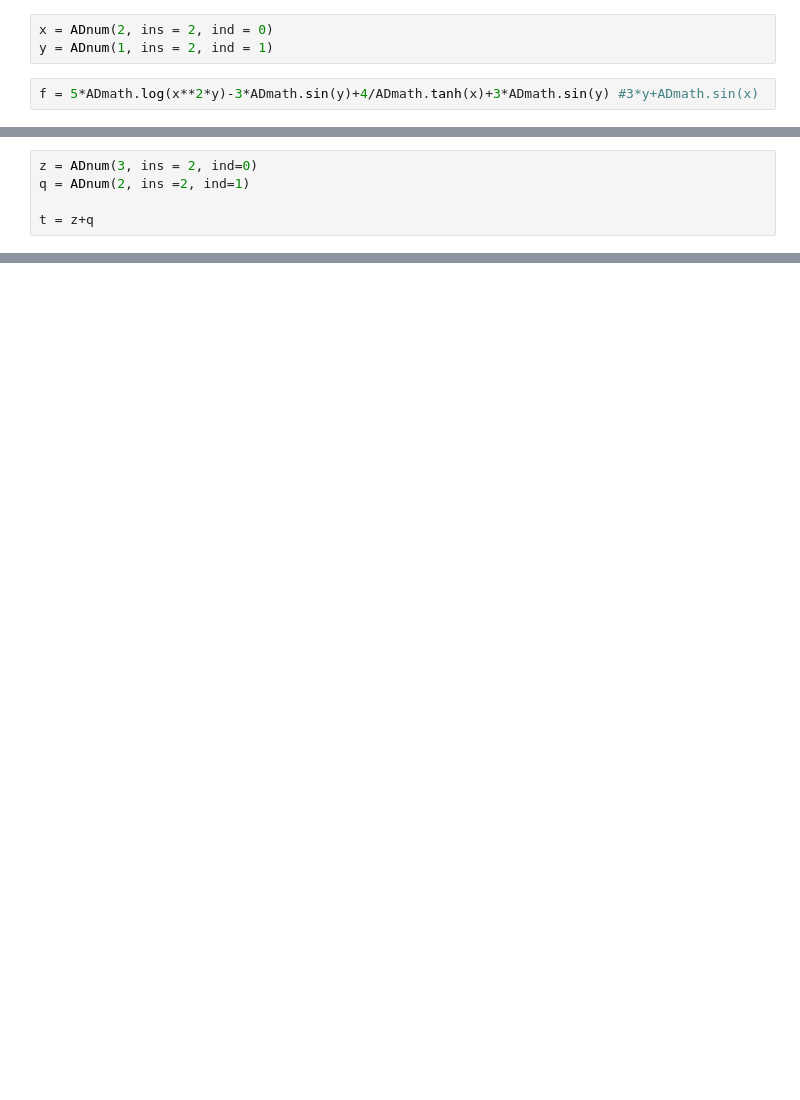
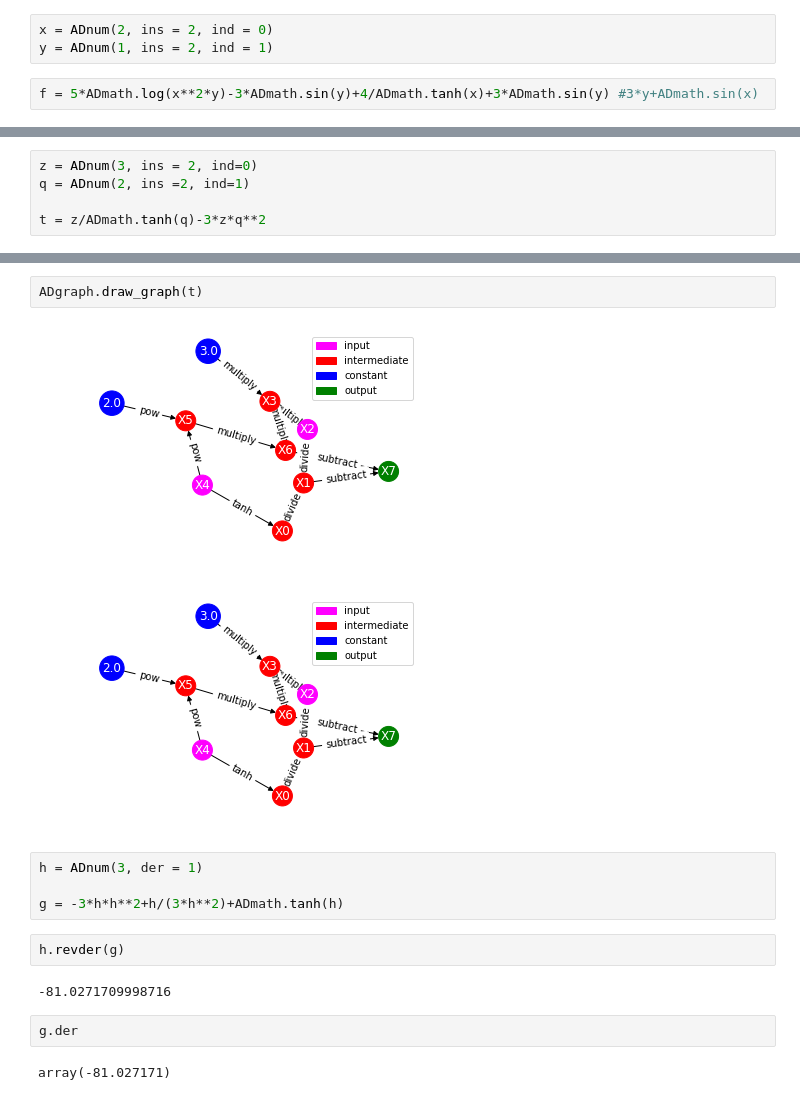
Before and after one commit to tamilselvanarjun/auto-ed, a Jupyter notebook: ReverseModeTesting.ipynb, the cells around one changed output, grey strips where cells are left out. Cells and saved outputs as stored; diff of their text form; blank space fills up the shorter version.

```diff
--- a/ReverseModeTesting.ipynb
+++ b/ReverseModeTesting.ipynb
@@ -22,7 +25,7 @@ array([0., 0.])
 z = ADnum(3, ins = 2, ind=0)
 q = ADnum(2, ins =2, ind=1)
 
-t = z+q
+t = z/ADmath.tanh(q)-3*z*q**2
 # %%
 z.revder(t)
 # %% [output]
@@ -37,0 +46,17 @@ array([1., 1.])
+# %%
+ADgraph.draw_graph(t)
+# %% [output]
+[figure, added]
+[figure, added]
+# %%
+h = ADnum(3, der = 1)
+
+g = -3*h*h**2+h/(3*h**2)+ADmath.tanh(h)
+# %%
+h.revder(g)
+# %% [output]
+-81.0271709998716
+# %%
+g.der
+# %% [output]
+array(-81.027171)
```
Also changed, not shown: parts of 20 cells of this notebook.
